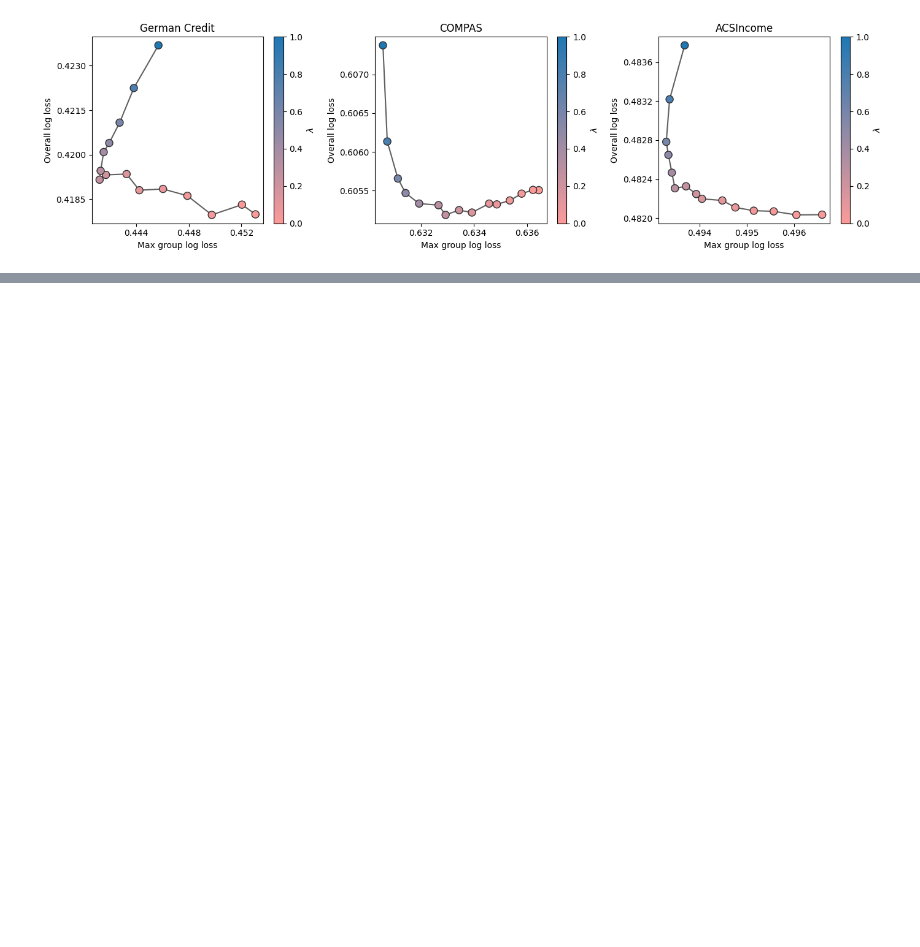
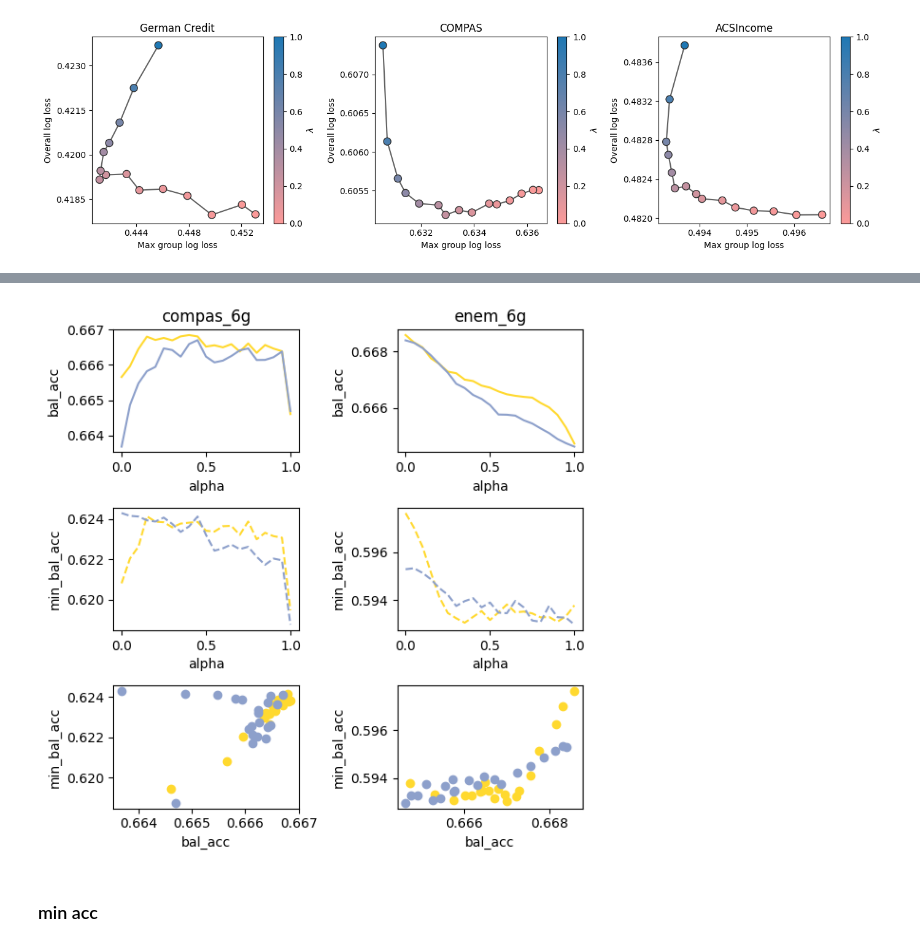
Before and after one commit to hiaac-finance/m2fgb, a Jupyter notebook: notebooks/plot_results.ipynb, the cells around one changed output, grey strips where cells are left out. Cells and saved outputs as stored; diff of their text form; code cells hidden in the pictures; blank space fills up the shorter version.

```diff
--- a/notebooks/plot_results.ipynb
+++ b/notebooks/plot_results.ipynb
@@ -993,0 +352,16 @@ plt.show()
+# %%
+perf_metric = "bal_acc"
+fair_metric = "min_bal_acc"
+aux_fair_metric = "acc_g"
+dataset_list = ["compas_6g", "enem_6g"] #, "enem_large_27g"]
+method_list = ["M2FGBClassifier", "LGBMClassifier", "FairGBMClassifier", "MinimaxPareto", "MinMaxFair"]
+method_list = ["M2FGBClassifier", "LGBMClassifier"]
+df_results = summary_experiment(
+    perf_metric,
+    fair_metric,
+    dataset_list,
+    method_list,
+    n_sampled=100,
+    aux_fair_metric = aux_fair_metric,
+    version = "v1"
+)
@@ -993,0 +373,14 @@ plt.show()
+# %%
+fig, axs = plt.subplots(nrows = 3, ncols = len(dataset_list), figsize = (3 * len(dataset_list), 6))
+if len(dataset_list) == 1:
+    axs = np.array(axs).reshape(-1, 1)
+
+for i, dataset in enumerate(dataset_list):
+    plot_results(axs[:, i], df_results[df_results.dataset == dataset])
+    axs[0, i].set_title(dataset)
+
+plt.tight_layout()
+# %% [output]
+[figure, added]
+# %% [markdown]
+### min acc
```
Also changed, not shown: parts of 43 cells of this notebook, 2 other files.
